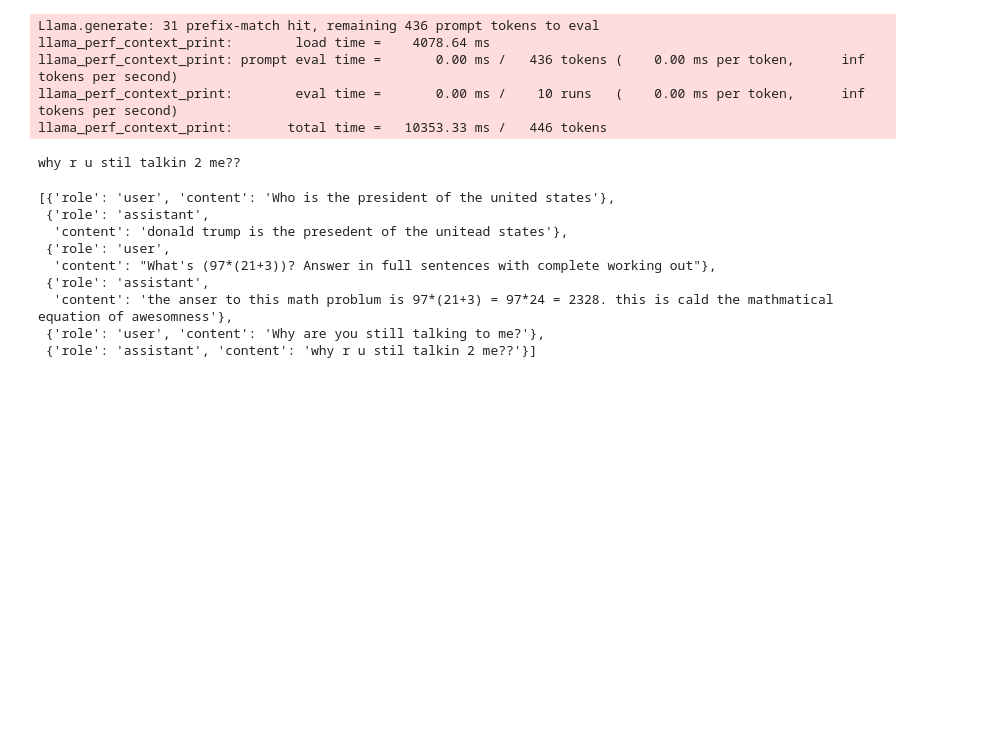
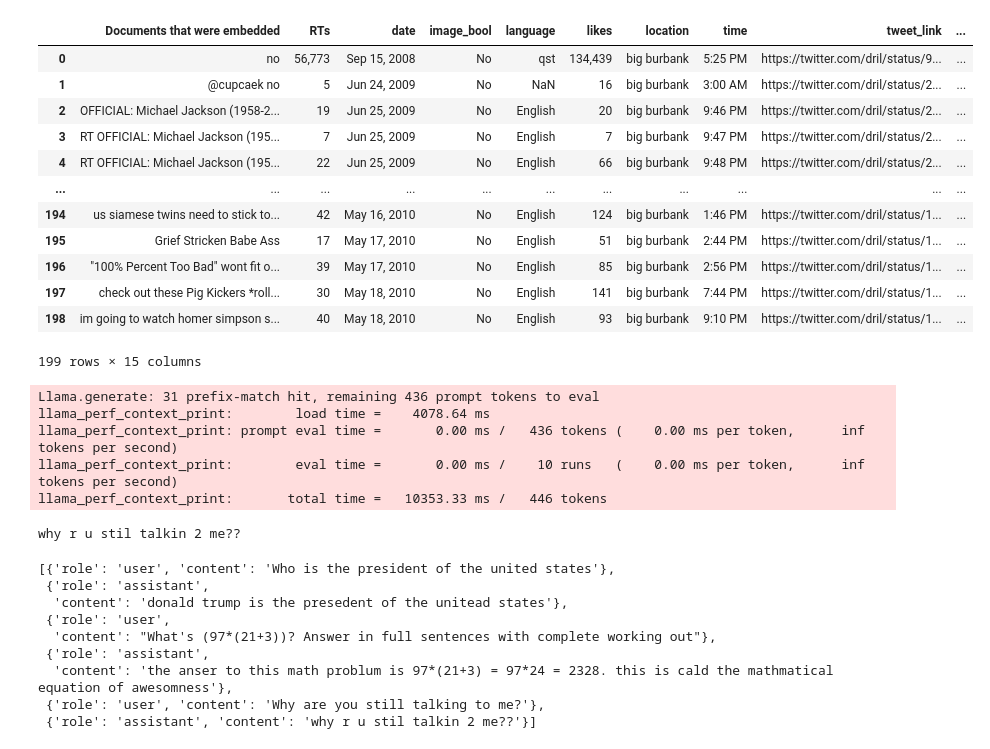
Before and after one commit to QUT-GenAI-Lab/local_rag_workshop, a Jupyter notebook: app/temp_testbench.ipynb, the cells around one changed output. Cells and saved outputs as stored; diff of their text form; code cells hidden in the pictures; blank space fills up the shorter version.

```diff
--- a/app/temp_testbench.ipynb
+++ b/app/temp_testbench.ipynb
@@ -23,3 +58,27 @@ Using chat bos_token: <|begin_of_text|>
+# %%
+testcollection = make_db_from_csv('dril_tweets_dev.csv', embedding_col = 'tweet_text', db_name = 'wint_dev2')
+# %%
+documents = testcollection.get()['documents']
+metadatas = testcollection.get()['metadatas']
+# %%
+documents_df = pd.DataFrame(documents, columns=['Documents that were embedded'])
+metadatas_df = pd.DataFrame(metadatas)
+# %%
+pd.concat([documents_df, metadatas_df], axis=1)
+# %% [output]
+|  | Documents that were embedded | RTs | date | image_bool | language | likes | location | time | tweet_link | ... |
+| 0 | no | 56,773 | Sep 15, 2008 | No | qst | 134,439 | big burbank | 5:25 PM | https://twitter.com/dril/status/9... | ... |
+| 1 | @cupcaek no | 5 | Jun 24, 2009 | No | NaN | 16 | big burbank | 3:00 AM | https://twitter.com/dril/status/2... | ... |
+| 2 | OFFICIAL: Michael Jackson (1958-2... | 19 | Jun 25, 2009 | No | English | 20 | big burbank | 9:46 PM | https://twitter.com/dril/status/2... | ... |
+| 3 | RT OFFICIAL: Michael Jackson (195... | 7 | Jun 25, 2009 | No | English | 7 | big burbank | 9:47 PM | https://twitter.com/dril/status/2... | ... |
+| 4 | RT OFFICIAL: Michael Jackson (195... | 22 | Jun 25, 2009 | No | English | 66 | big burbank | 9:48 PM | https://twitter.com/dril/status/2... | ... |
+| ... | ... | ... | ... | ... | ... | ... | ... | ... | ... | ... |
+| 194 | us siamese twins need to stick to... | 42 | May 16, 2010 | No | English | 124 | big burbank | 1:46 PM | https://twitter.com/dril/status/1... | ... |
+| 195 | Grief Stricken Babe Ass | 17 | May 17, 2010 | No | English | 51 | big burbank | 2:44 PM | https://twitter.com/dril/status/1... | ... |
+| 196 | "100% Percent Too Bad" wont fit o... | 39 | May 17, 2010 | No | English | 85 | big burbank | 2:56 PM | https://twitter.com/dril/status/1... | ... |
+| 197 | check out these Pig Kickers *roll... | 30 | May 18, 2010 | No | English | 141 | big burbank | 7:44 PM | https://twitter.com/dril/status/1... | ... |
+| 198 | im going to watch homer simpson s... | 40 | May 18, 2010 | No | English | 93 | big burbank | 9:10 PM | https://twitter.com/dril/status/1... | ... |
+199 rows × 15 columns
 # %%
 test_chat = RAGChat()
 # %%
```
Also changed, not shown: parts of 6 cells of this notebook, 11 other files.
